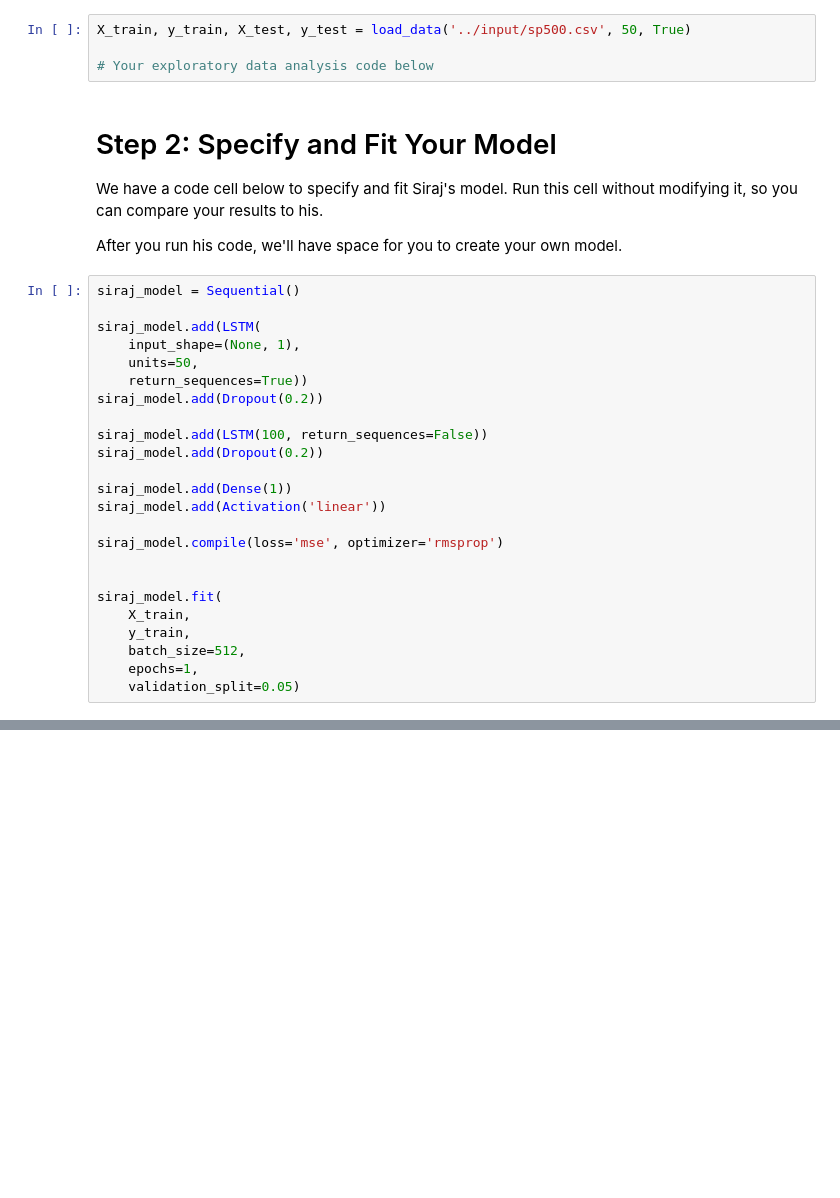
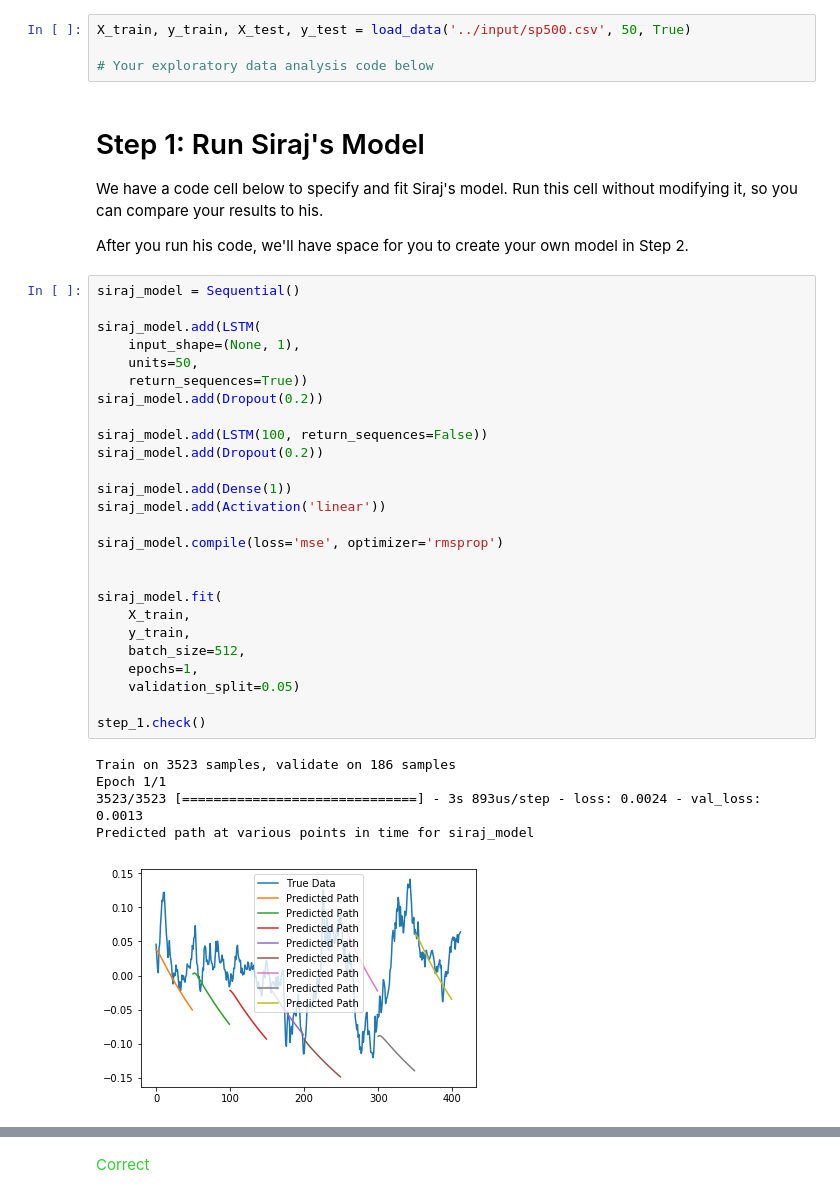
Before and after one commit to Kaggle/learntools, a Jupyter notebook: learntools/time_series_with_siraj/nbs/ex1_testing.ipynb, the cells around one changed output, grey strips where cells are left out. Cells and saved outputs as stored; diff of their text form; blank space fills up the shorter version.

```diff
--- a/learntools/time_series_with_siraj/nbs/ex1_testing.ipynb
+++ b/learntools/time_series_with_siraj/nbs/ex1_testing.ipynb
@@ -59,32 +66,40 @@ X_train, y_train, X_test, y_test = load_data('../input/sp500.csv', 50, True)
 
 # Your exploratory data analysis code below
 # %% [markdown]
-# Step 2: Specify and Fit Your Model
+# Step 1: Run Siraj's Model
 
 We have a code cell below to specify and fit Siraj's model. Run this cell without modifying it, so you can compare your results to his.
 
-After you run his code, we'll have space for you to create your own model.
+After you run his code, we'll have space for you to create your own model in Step 2.
 # %%
 siraj_model = Sequential()
 
 siraj_model.add(LSTM(
     input_shape=(None, 1),
     units=50,
     return_sequences=True))
 siraj_model.add(Dropout(0.2))
 
 siraj_model.add(LSTM(100, return_sequences=False))
 siraj_model.add(Dropout(0.2))
 
 siraj_model.add(Dense(1))
 siraj_model.add(Activation('linear'))
 
 siraj_model.compile(loss='mse', optimizer='rmsprop')
 
 
 siraj_model.fit(
     X_train,
     y_train,
     batch_size=512,
     epochs=1,
     validation_split=0.05)
+
+step_1.check()
+# %% [output]
+Train on 3523 samples, validate on 186 samples
+Epoch 1/1
+3523/3523 [==============================] - 3s 893us/step - loss: 0.0024 - val_loss: 0.0013
+Predicted path at various points in time for siraj_model
+[figure, added]
@@ -91 +107,2 @@ siraj_model.fit(
+<span style="color:#33cc33">Correct</span>
 # %% [markdown]
```
Also changed, not shown: parts of 10 cells of this notebook, 5 other files.
